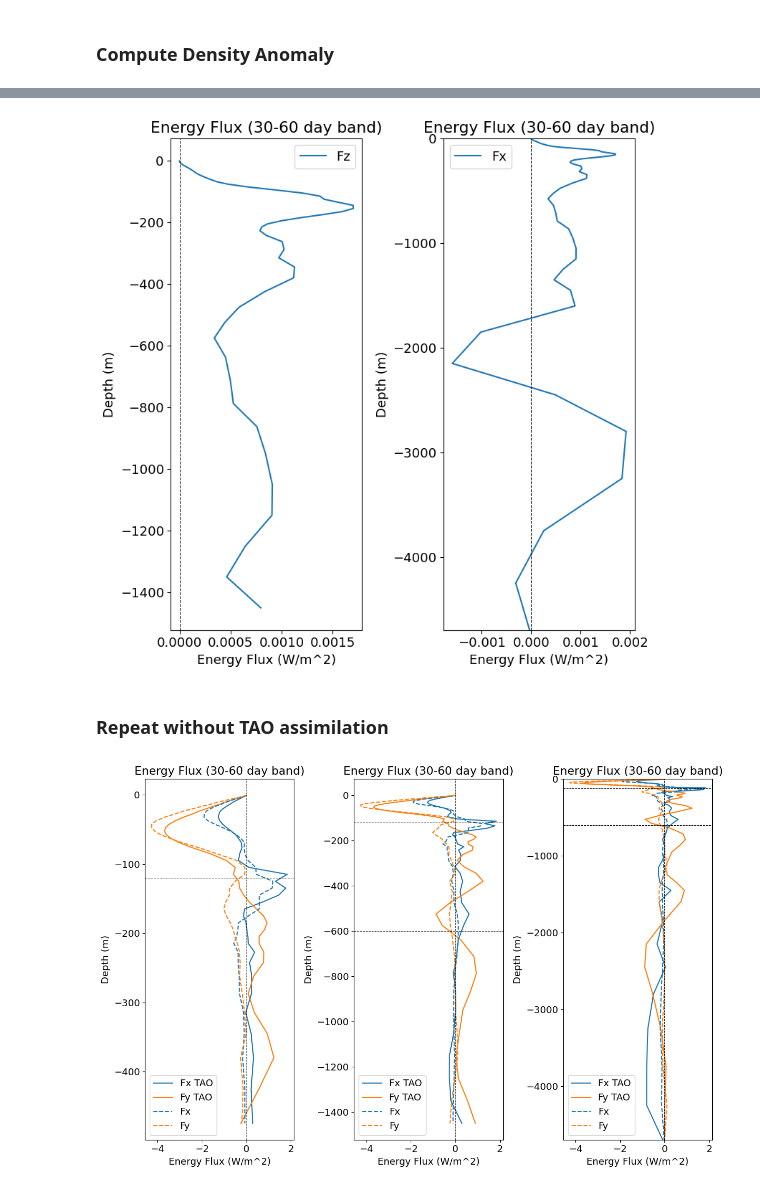
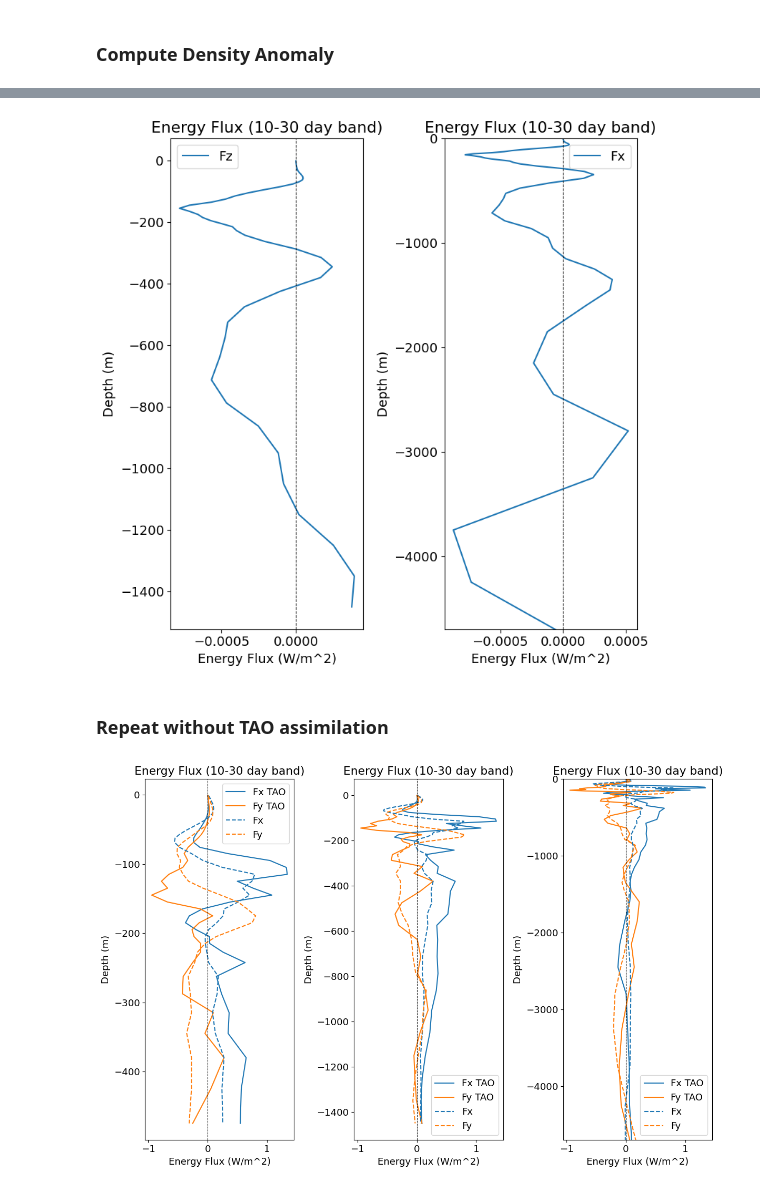
Before and after one commit to eldavenport/yanai-waves, a Jupyter notebook: tpose_wave_energy_flux_highfreq.ipynb, the cells around one changed output, grey strips where cells are left out. Cells and saved outputs as stored; diff of their text form; code cells hidden in the pictures.

```diff
--- a/tpose_wave_energy_flux_highfreq.ipynb
+++ b/tpose_wave_energy_flux_highfreq.ipynb
@@ -193,7 +213,0 @@ w_prime.plot.contourf(y='Zl',cmap=cmo.balance,levels=50)
-# %%
-import xgcm
-grid = xgcm.Grid(ds_tpose_TAO, periodic=['X','Y'])
-w_prime_interp = grid.interp(w_prime, 'Z', boundary='fill')
-Fx = (p_prime * u_prime).mean(dim="time")
-Fy = (p_prime * v_prime).mean(dim="time")
-Fz = (p_prime * w_prime_interp).mean(dim="time")
@@ -235,26 +239,22 @@ fig, ax = plt.subplots(figsize=(8,8),ncols=2)
 
 Fz.sel(Z=slice(0,-1500)).plot(ax=ax[0],y='Z',label='Fz')
 ax[0].legend()
-ax[0].set_title('Energy Flux (30-60 day band)')
+ax[0].set_title('Energy Flux (10-30 day band)')
 ax[0].set_xlabel('Energy Flux (W/m^2)')
 ax[0].set_ylabel('Depth (m)')
-# ax[0].axhline(-120,color='k',ls='--',lw=0.75)
-# ax[0].axhline(-600,color='k',ls='--',lw=0.75)
 ax[0].axvline(0,color='k',ls='--',lw=0.75)
 
 Fz.plot(ax=ax[1],y='Z',label='Fx')
 ax[1].legend()
-ax[1].set_title('Energy Flux (30-60 day band)')
+ax[1].set_title('Energy Flux (10-30 day band)')
 ax[1].set_xlabel('Energy Flux (W/m^2)')
 ax[1].set_ylabel('Depth (m)')
-# ax[1].axhline(-120,color='k',ls='--',lw=0.75)
-# ax[1].axhline(-600,color='k',ls='--',lw=0.75)
 ax[1].axvline(0,color='k',ls='--',lw=0.75)
 ax[1].set_ylim(-4700,0)
 plt.tight_layout()
 fig.savefig(foldername + 'Fz_profiles_highfreq_' + lon_str + '.png',dpi=300)
 # %% [output]
-[figure, old version]
+[figure, new version]
 # %% [markdown]
 ### Repeat without TAO assimilation
 # %%
@@ -301,21 +310,0 @@ rho_bandpass = rho_bandpass.where(ds_tpose_noTAO.maskC.sel(XC=lon,YC=0.0,method=
-# %%
-rho_bar = rho_bandpass.mean(dim="time")
-
-rho_prime = rho_bandpass - rho_bar
-
-# multiply by layer thickness
-integrand = rho_prime * ds_tpose_noTAO.drF
-
-# reverse vertical axis so cumulative sum integrates upward
-integrand_rev = integrand.isel(Z=slice(None, None, -1))
-
-# cumulative sum
-p_prime_rev = g * integrand_rev.cumsum(dim="Z")
-
-# flip back
-p_prime = p_prime_rev.isel(Z=slice(None, None, -1))
-# %%
-p_prime = p_prime - p_prime.isel(Z=0)
-temp = ds_tpose_noTAO.THETA.sel(XC=lon,YC=0.0,method='nearest').copy(deep=True)
-temp.values = p_prime
-p_prime = temp
@@ -326,8 +311,8 @@ w_prime = wvel_bandpass - wvel_bandpass.mean(dim="time")
 # %%
 grid = xgcm.Grid(ds_tpose_noTAO, periodic=['X','Y'])
-w_prime_interp = grid.interp(w_prime, 'Z', boundary='fill')
-Fx_noTAO = (p_prime * u_prime).mean(dim="time")
-Fy_noTAO = (p_prime * v_prime).mean(dim="time")
+w_prime_interp = grid.interp(wvel_prime, 'Z', boundary='fill')
+Fx_noTAO = (p_prime * uvel_prime).mean(dim="time")
+Fy_noTAO = (p_prime * vvel_prime).mean(dim="time")
 Fz_noTAO = (p_prime * w_prime_interp).mean(dim="time")
 # %%
 fig, ax = plt.subplots(figsize=(12,8),ncols=3)
@@ -335,42 +320,37 @@ fig, ax = plt.subplots(figsize=(12,8),ncols=3)
 Fx.sel(Z=slice(0,-500)).plot(ax=ax[0],y='Z',label='Fx TAO',color='tab:blue')
 Fy.sel(Z=slice(0,-500)).plot(ax=ax[0],y='Z',label='Fy TAO',color='tab:orange')
 Fx_noTAO.sel(Z=slice(0,-500)).plot(ax=ax[0],y='Z',label='Fx',ls='--',color='tab:blue')
 Fy_noTAO.sel(Z=slice(0,-500)).plot(ax=ax[0],y='Z',label='Fy',ls='--',color='tab:orange')
 ax[0].legend()
-ax[0].set_title('Energy Flux (30-60 day band)')
+ax[0].set_title('Energy Flux (10-30 day band)')
 ax[0].set_xlabel('Energy Flux (W/m^2)')
 ax[0].set_ylabel('Depth (m)')
-ax[0].axhline(-120,color='k',ls='--',lw=0.75)
 ax[0].axvline(0,color='k',ls='--',lw=0.75)
 
 Fx.sel(Z=slice(0,-1500)).plot(ax=ax[1],y='Z',label='Fx TAO',color='tab:blue')
 Fy.sel(Z=slice(0,-1500)).plot(ax=ax[1],y='Z',label='Fy TAO',color='tab:orange')
 Fx_noTAO.sel(Z=slice(0,-1500)).plot(ax=ax[1],y='Z',label='Fx',ls='--',color='tab:blue')
 Fy_noTAO.sel(Z=slice(0,-1500)).plot(ax=ax[1],y='Z',label='Fy',ls='--',color='tab:orange')
 ax[1].legend()
-ax[1].set_title('Energy Flux (30-60 day band)')
+ax[1].set_title('Energy Flux (10-30 day band)')
 ax[1].set_xlabel('Energy Flux (W/m^2)')
 ax[1].set_ylabel('Depth (m)')
-ax[1].axhline(-120,color='k',ls='--',lw=0.75)
-ax[1].axhline(-600,color='k',ls='--',lw=0.75)
 ax[1].axvline(0,color='k',ls='--',lw=0.75)
 
 Fx.plot(ax=ax[2],y='Z',label='Fx TAO',color='tab:blue')
 Fy.plot(ax=ax[2],y='Z',label='Fy TAO',color='tab:orange')
 Fx_noTAO.plot(ax=ax[2],y='Z',label='Fx',ls='--',color='tab:blue')
 Fy_noTAO.plot(ax=ax[2],y='Z',label='Fy',ls='--',color='tab:orange')
 ax[2].legend()
-ax[2].set_title('Energy Flux (30-60 day band)')
+ax[2].set_title('Energy Flux (10-30 day band)')
 ax[2].set_xlabel('Energy Flux (W/m^2)')
 ax[2].set_ylabel('Depth (m)')
-ax[2].axhline(-120,color='k',ls='--',lw=0.75)
-ax[2].axhline(-600,color='k',ls='--',lw=0.75)
 ax[2].axvline(0,color='k',ls='--',lw=0.75)
 ax[2].set_ylim(-4700,0)
 plt.tight_layout()
 fig.savefig(foldername + 'energy_flux_profiles_compare_highfreq_' + lon_str + '.png',dpi=300)
 # %% [output]
-[figure, old version]
+[figure, new version]
 # %%
 fig, ax = plt.subplots(figsize=(8,8),ncols=2)
 
```
Also changed, not shown: parts of 30 cells of this notebook, 58 other files.
